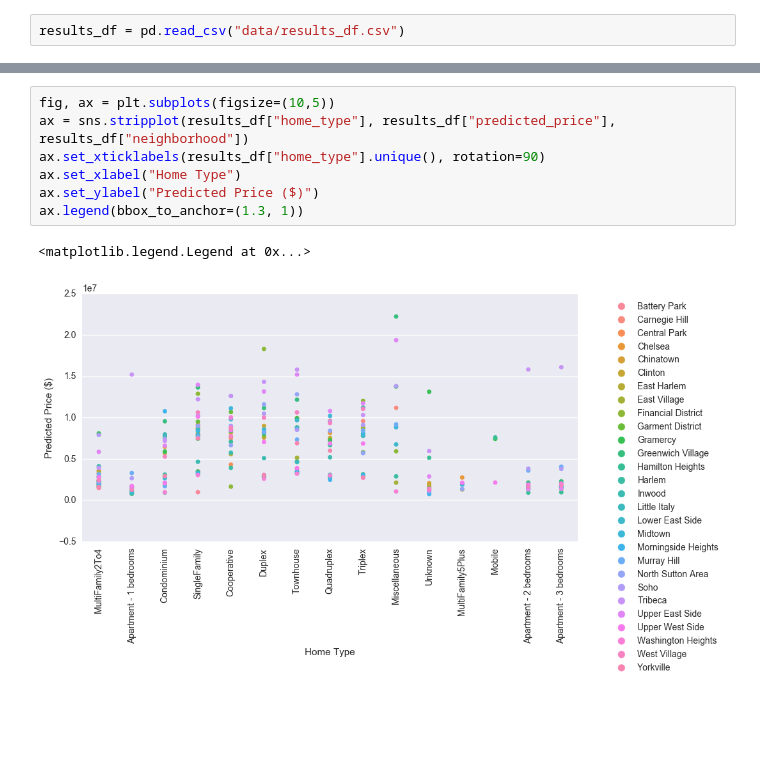
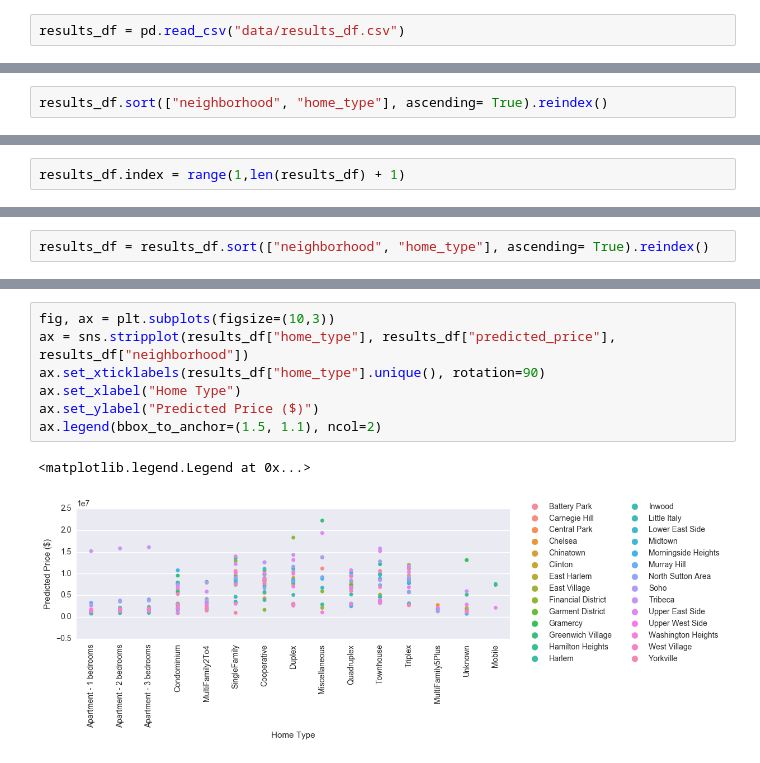
Before and after one commit to nychousingprices/nychousingprices.github.io, a Jupyter notebook: df_to_predict.ipynb, the cells around one changed output, grey strips where cells are left out. Saved outputs shown, nothing was run; the diff lists cells and outputs as text; blank space fills up the shorter version.

Commit message:
fixed scatterplots

```diff
--- a/df_to_predict.ipynb
+++ b/df_to_predict.ipynb
@@ -347,0 +355,2 @@ results_df = pd.read_csv("data/results_df.csv")
+# %%
+results_df.sort(["neighborhood", "home_type"], ascending= True).reindex()
@@ -347,0 +376,2 @@ results_df = pd.read_csv("data/results_df.csv")
+# %%
+results_df.index = range(1,len(results_df) + 1)
@@ -348,3 +399,5 @@ results_df = pd.read_csv("data/results_df.csv")
+# %%
+results_df = results_df.sort(["neighborhood", "home_type"], ascending= True).reindex()
 # %%
 fig, ax = plt.subplots(figsize=(10,5))
 ax = sns.stripplot(results_df["neighborhood"], results_df["predicted_price"], results_df["home_type"])
@@ -358,10 +414,10 @@ ax.legend(bbox_to_anchor=(1.3, 1))
 # %%
-fig, ax = plt.subplots(figsize=(10,5))
+fig, ax = plt.subplots(figsize=(10,3))
 ax = sns.stripplot(results_df["home_type"], results_df["predicted_price"], results_df["neighborhood"])
 ax.set_xticklabels(results_df["home_type"].unique(), rotation=90)
 ax.set_xlabel("Home Type")
 ax.set_ylabel("Predicted Price ($)")
-ax.legend(bbox_to_anchor=(1.3, 1))
+ax.legend(bbox_to_anchor=(1.5, 1.1), ncol=2)
 # %% [output]
 <matplotlib.legend.Legend at 0x...>
-[figure, old version]
+[figure, new version]
```
Also changed, not shown: parts of 6 cells of this notebook, 3 other files.
